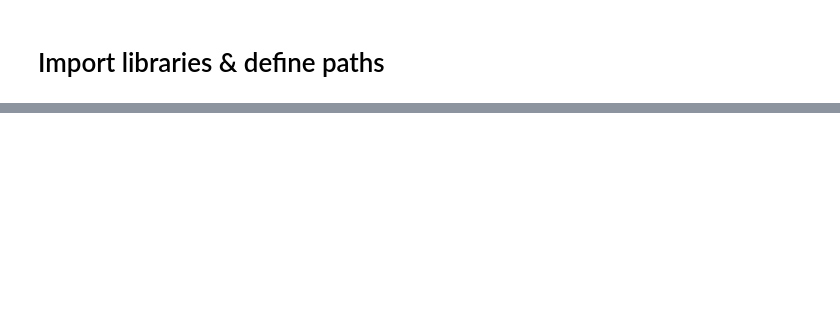
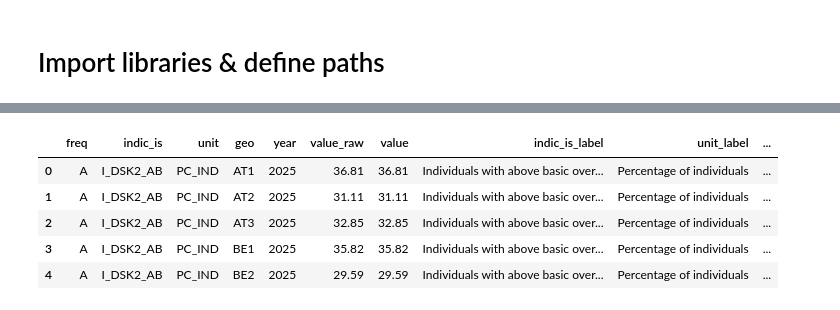
Before and after one commit to andmotus/AI-Literacy-Gap-Index, a Jupyter notebook: notebooks/01_load_data.ipynb, the cells around one changed output, grey strips where cells are left out. Saved outputs shown, nothing was run; the diff lists cells and outputs as text; code cells hidden in the pictures; blank space fills up the shorter version.

```diff
--- a/notebooks/01_load_data.ipynb
+++ b/notebooks/01_load_data.ipynb
@@ -149,0 +476,80 @@ ai_skills_df[[
+# %%
+# -----------------------------
+# Download official NUTS-1 classification from GISCO
+# -----------------------------
+
+import json
+
+NUTS1_GEOJSON_URL = (
+    "https://gisco-services.ec.europa.eu/distribution/v2/nuts/geojson/"
+    "NUTS_RG_01M_2024_4326_LEVL_1.geojson"
+)
+
+nuts1_geojson_path = RAW_DIR / "NUTS_RG_01M_2024_4326_LEVL_1.geojson"
+
+response = requests.get(NUTS1_GEOJSON_URL, timeout=120)
+response.raise_for_status()
+
+nuts1_geojson_path.write_bytes(response.content)
+
+with open(nuts1_geojson_path, "r", encoding="utf-8") as f:
+    nuts1_geojson = json.load(f)
+
+# Extract NUTS-1 metadata from GeoJSON properties
+nuts1_lookup = pd.DataFrame([
+    feature["properties"]
+    for feature in nuts1_geojson["features"]
+])
+
+# Keep only relevant columns if available
+available_cols = [col for col in ["NUTS_ID", "NAME_LATN", "CNTR_CODE", "LEVL_CODE"] if col in nuts1_lookup.columns]
+nuts1_lookup = nuts1_lookup[available_cols].drop_duplicates()
+
+nuts1_lookup = nuts1_lookup.rename(columns={
+    "NUTS_ID": "geo",
+    "NAME_LATN": "nuts1_name",
+    "CNTR_CODE": "country_code",
+    "LEVL_CODE": "nuts_level"
+})
+
+print("Official NUTS-1 regions:", nuts1_lookup["geo"].nunique())
+display(nuts1_lookup.head())
+
+
+# -----------------------------
+# Filter digital skills data to official NUTS-1 regions
+# -----------------------------
+
+digital_skills_nuts1 = digital_skills_labeled.merge(
+    nuts1_lookup,
+    on="geo",
+    how="inner"
+)
+
+excluded_geo_codes = sorted(
+    set(digital_skills_labeled["geo"].unique()) - set(digital_skills_nuts1["geo"].unique())
+)
+
+print("Original geo codes:", digital_skills_labeled["geo"].nunique())
+print("Matched NUTS-1 geo codes:", digital_skills_nuts1["geo"].nunique())
+print("Excluded geo codes:", len(excluded_geo_codes))
+print("Examples of excluded geo codes:")
+display(excluded_geo_codes[:30])
+
+print("Filtered NUTS-1 dataset shape:", digital_skills_nuts1.shape)
+display(digital_skills_nuts1.head())
+
+
+# -----------------------------
+# Save filtered NUTS-1 dataset
+# -----------------------------
+
+nuts1_path = PROCESSED_DIR / "digital_skills_nuts1_labeled_filtered.csv"
+digital_skills_nuts1.to_csv(nuts1_path, index=False)
+
+nuts1_lookup_path = PROCESSED_DIR / "nuts1_lookup.csv"
+nuts1_lookup.to_csv(nuts1_lookup_path, index=False)
+
+print(f"Saved filtered NUTS-1 digital skills dataset to: {nuts1_path}")
+print(f"Saved NUTS-1 lookup table to: {nuts1_lookup_path}")
+# %% [output]
@@ -149,0 +585,6 @@ ai_skills_df[[
+|  | freq | indic_is | unit | geo | year | value_raw | value | indic_is_label | unit_label | ... |
+| 0 | A | I_DSK2_AB | PC_IND | AT1 | 2025 | 36.81 | 36.81 | Individuals with above basic over... | Percentage of individuals | ... |
+| 1 | A | I_DSK2_AB | PC_IND | AT2 | 2025 | 31.11 | 31.11 | Individuals with above basic over... | Percentage of individuals | ... |
+| 2 | A | I_DSK2_AB | PC_IND | AT3 | 2025 | 32.85 | 32.85 | Individuals with above basic over... | Percentage of individuals | ... |
+| 3 | A | I_DSK2_AB | PC_IND | BE1 | 2025 | 35.82 | 35.82 | Individuals with above basic over... | Percentage of individuals | ... |
+| 4 | A | I_DSK2_AB | PC_IND | BE2 | 2025 | 29.59 | 29.59 | Individuals with above basic over... | Percentage of individuals | ... |
```
Also changed, not shown: parts of 30 cells of this notebook.
